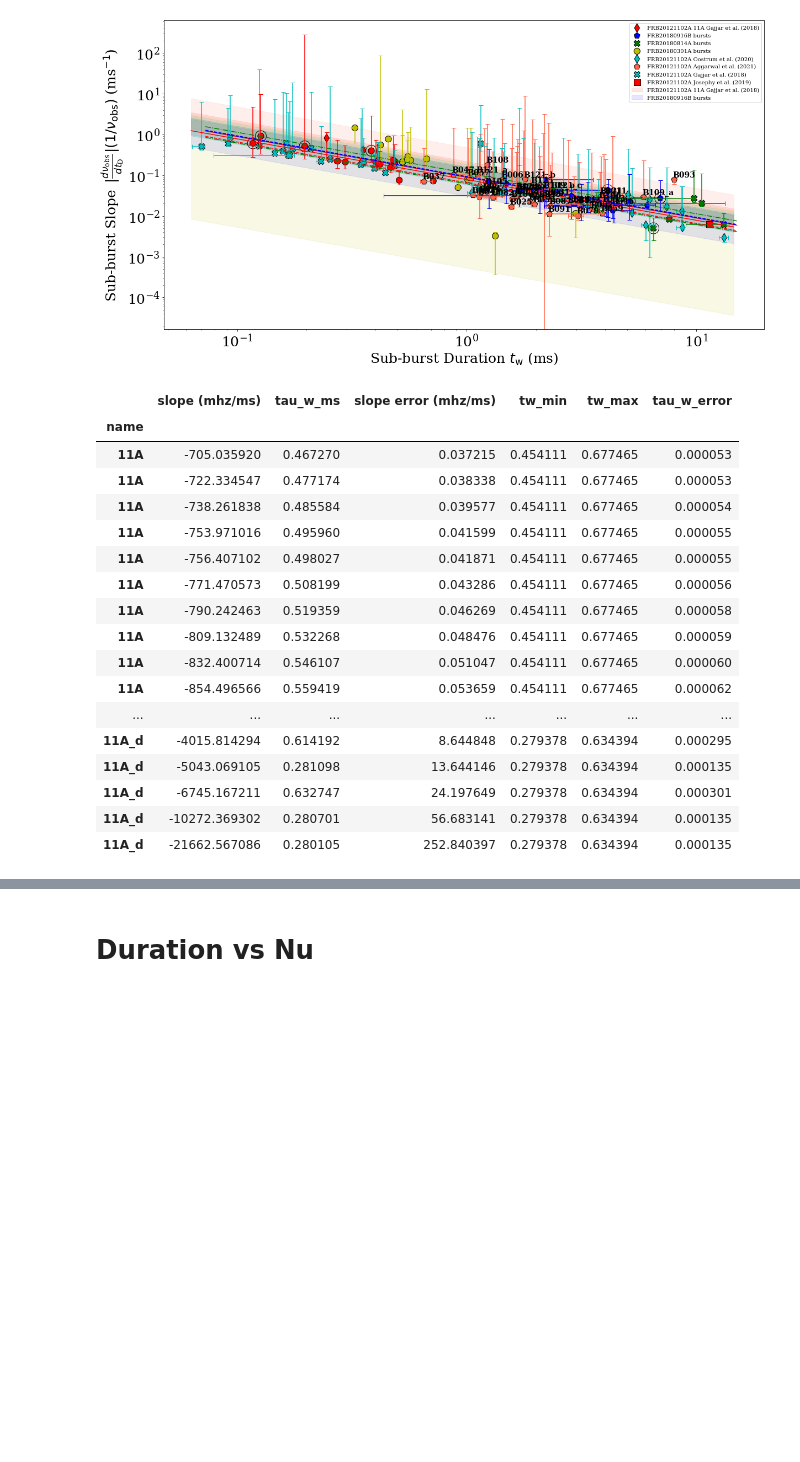
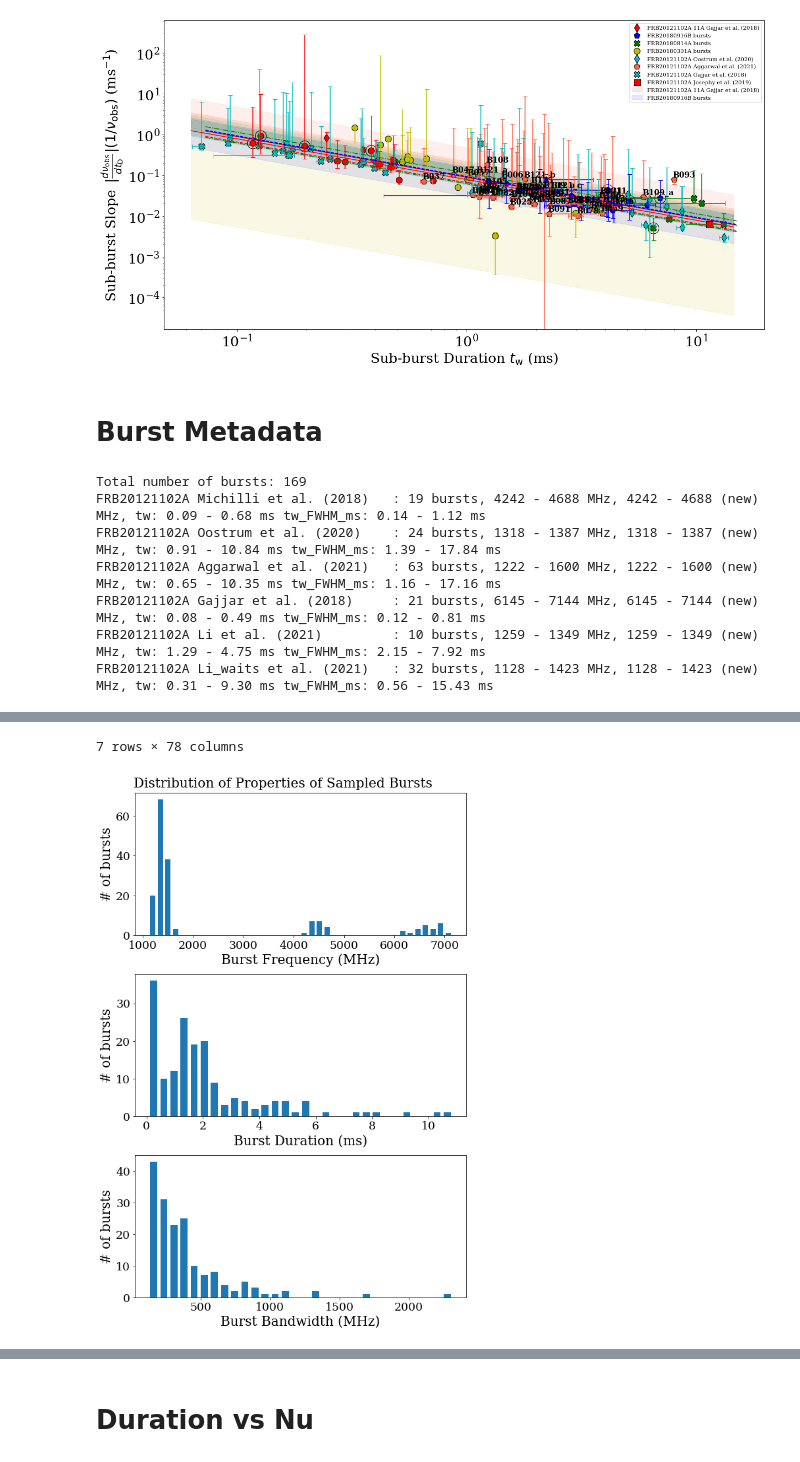
Before and after one commit to mef51/frbgui, a Jupyter notebook: PaperFigures.ipynb, the cells around one changed output, grey strips where cells are left out. Saved outputs shown, nothing was run; the diff lists cells and outputs as text; code cells hidden in the pictures; blank space fills up the shorter version.

```diff
--- a/PaperFigures.ipynb
+++ b/PaperFigures.ipynb
@@ -675,24 +906,45 @@ FRB20121102A Aggarwal et al. (2021) (0.091 - 0.480) $t_w^{-1}$
 FRB20121102A Gajjar et al. (2018) (0.058 - 0.162) $t_w^{-1}$
 <matplotlib.legend.Legend at 0x...>
 [figure]
-# %%
-source[['slope (mhz/ms)', 'tau_w_ms', 'slope error (mhz/ms)', 'tw_min', 'tw_max', 'tau_w_error']]
-# %% [output]
-|  | slope (mhz/ms) | tau_w_ms | slope error (mhz/ms) | tw_min | tw_max | tau_w_error |
-| name |  |  |  |  |  |  |
-| 11A | -705.035920 | 0.467270 | 0.037215 | 0.454111 | 0.677465 | 0.000053 |
-| 11A | -722.334547 | 0.477174 | 0.038338 | 0.454111 | 0.677465 | 0.000053 |
-| 11A | -738.261838 | 0.485584 | 0.039577 | 0.454111 | 0.677465 | 0.000054 |
-| 11A | -753.971016 | 0.495960 | 0.041599 | 0.454111 | 0.677465 | 0.000055 |
-| 11A | -756.407102 | 0.498027 | 0.041871 | 0.454111 | 0.677465 | 0.000055 |
-| 11A | -771.470573 | 0.508199 | 0.043286 | 0.454111 | 0.677465 | 0.000056 |
-| 11A | -790.242463 | 0.519359 | 0.046269 | 0.454111 | 0.677465 | 0.000058 |
-| 11A | -809.132489 | 0.532268 | 0.048476 | 0.454111 | 0.677465 | 0.000059 |
-| 11A | -832.400714 | 0.546107 | 0.051047 | 0.454111 | 0.677465 | 0.000060 |
-| 11A | -854.496566 | 0.559419 | 0.053659 | 0.454111 | 0.677465 | 0.000062 |
-| ... | ... | ... | ... | ... | ... | ... |
-| 11A_d | -4015.814294 | 0.614192 | 8.644848 | 0.279378 | 0.634394 | 0.000295 |
-| 11A_d | -5043.069105 | 0.281098 | 13.644146 | 0.279378 | 0.634394 | 0.000135 |
-| 11A_d | -6745.167211 | 0.632747 | 24.197649 | 0.279378 | 0.634394 | 0.000301 |
-| 11A_d | -10272.369302 | 0.280701 | 56.683141 | 0.279378 | 0.634394 | 0.000135 |
-| 11A_d | -21662.567086 | 0.280105 | 252.840397 | 0.279378 | 0.634394 | 0.000135 |
+# %% [markdown]
+# Burst Metadata
+# %%
+frames = bakeddata['frames']
+labels = bakeddata['labels']
+tot = 0
+print(f"Total number of bursts: {sum([len(f) for f in frames])}")
+for frame, label in zip(frames, labels):
+    print(f"{label:38}: {len(frame)} bursts, {min(frame['center_f']):.0f} - {max(frame['center_f']):.0f} MHz,",
+                      f"{min(frame['center_f_new']):.0f} - {max(frame['center_f_new']):.0f} (new) MHz,",
+                      f"tw: {min(frame['tau_w_ms']):.2f} - {max(frame['tau_w_ms']):.2f} ms",
+                      f"tw_FWHM_ms: {min(frame['tw_FWHM_ms']):.2f} - {max(frame['tw_FWHM_ms']):.2f} ms")
+    # display(frame[['center_f', 'center_f_new', 'tau_w_ms', 'tw_FWHM_ms', 'band_FWHM_mhz']])
+
+allframes = pd.concat([f for f in frames])
+display(allframes.loc[allframes['bandwidth (mhz)'] > 1000])
+
+figsize = (8,12)
+panels = plt.subplot_mosaic('A;B;C', figsize=figsize)[1]
+allframes.hist('center_f', bins=40, grid=False, rwidth=0.7, ax=panels['A'])#35
+allframes.hist('tau_w_ms', bins=30, grid=False, rwidth=0.7, ax=panels['B'])
+allframes.hist('bandwidth (mhz)', bins=30, grid=False, rwidth=0.7, ax=panels['C'])
+
+fontsize=20
+plt.gcf().suptitle('Distribution of Properties of Sampled Bursts', fontsize=fontsize)
+panels['A'].set_xlabel("Burst Frequency (MHz)", fontsize=fontsize)
+panels['B'].set_xlabel('Burst Duration (ms)', fontsize=fontsize)
+panels['C'].set_xlabel('Burst Bandwidth (MHz)', fontsize=fontsize)
+for _, p in panels.items():
+    p.set_title('')
+    p.tick_params(labelsize='xx-large')
+    p.set_ylabel('# of bursts', fontsize=fontsize)
+plt.tight_layout()
+plt.savefig('figures/sample_distribution.pdf')
+# %% [output]
+Total number of bursts: 169
+FRB20121102A Michilli et al. (2018)   : 19 bursts, 4242 - 4688 MHz, 4242 - 4688 (new) MHz, tw: 0.09 - 0.68 ms tw_FWHM_ms: 0.14 - 1.12 ms
+FRB20121102A Oostrum et al. (2020)    : 24 bursts, 1318 - 1387 MHz, 1318 - 1387 (new) MHz, tw: 0.91 - 10.84 ms tw_FWHM_ms: 1.39 - 17.84 ms
+FRB20121102A Aggarwal et al. (2021)   : 63 bursts, 1222 - 1600 MHz, 1222 - 1600 (new) MHz, tw: 0.65 - 10.35 ms tw_FWHM_ms: 1.16 - 17.16 ms
+FRB20121102A Gajjar et al. (2018)     : 21 bursts, 6145 - 7144 MHz, 6145 - 7144 (new) MHz, tw: 0.08 - 0.49 ms tw_FWHM_ms: 0.12 - 0.81 ms
+FRB20121102A Li et al. (2021)         : 10 bursts, 1259 - 1349 MHz, 1259 - 1349 (new) MHz, tw: 1.29 - 4.75 ms tw_FWHM_ms: 2.15 - 7.92 ms
+FRB20121102A Li_waits et al. (2021)   : 32 bursts, 1128 - 1423 MHz, 1128 - 1423 (new) MHz, tw: 0.31 - 9.30 ms tw_FWHM_ms: 0.56 - 15.43 ms
@@ -698,0 +960,2 @@ source[['slope (mhz/ms)', 'tau_w_ms', 'slope error (mhz/ms)', 'tw_min', 'tw_max'
+7 rows × 78 columns
+[figure, added]
```
Also changed, not shown: parts of 19 cells of this notebook.
